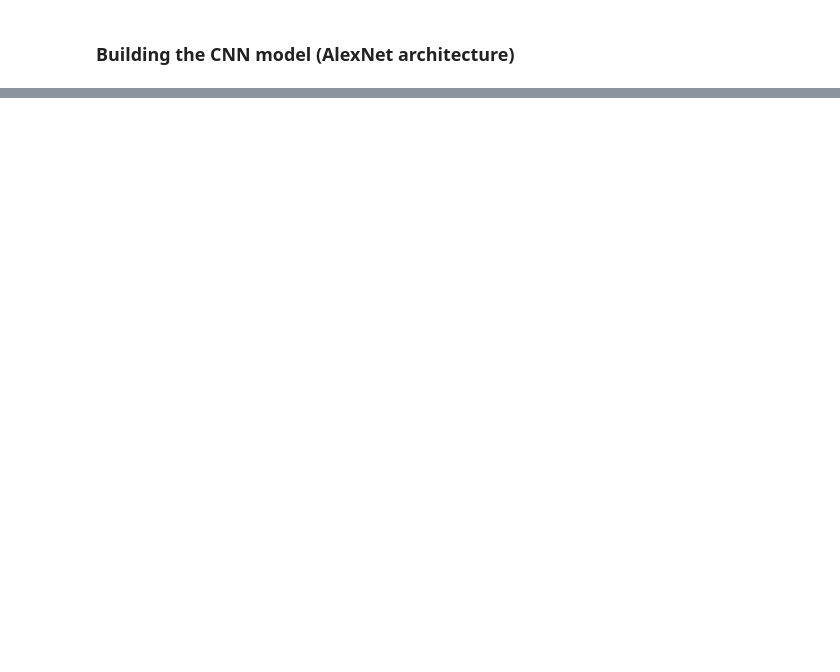
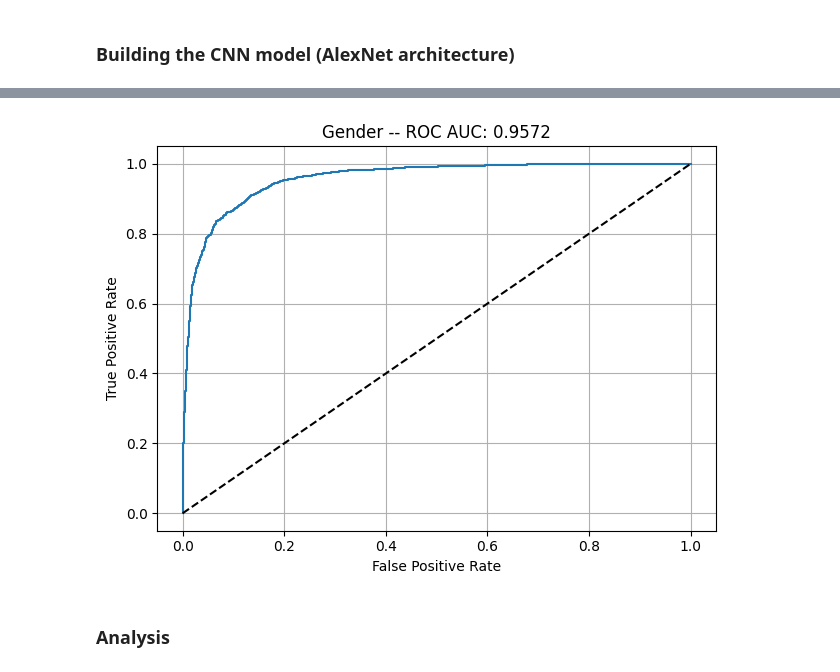
Before and after one commit to miknab/fair-image-classifier, a Jupyter notebook: fc_cnn.ipynb, the cells around one changed output, grey strips where cells are left out. Cells and saved outputs as stored; diff of their text form; code cells hidden in the pictures; blank space fills up the shorter version.

```diff
--- a/fc_cnn.ipynb
+++ b/fc_cnn.ipynb
@@ -175,3 +276,10 @@ plt.show()
 # %%
-y_pred = alex_net.predict(X_test)
+y_prob_train = alex_net.predict(X_train)
+y_pred_train = np.array([np.argmax(i) for i in y_prob_train])
+
+y_prob_val = alex_net.predict(X_val)
+y_pred_val = np.array([np.argmax(i) for i in y_prob_val])
+
+y_prob_test = alex_net.predict(X_test)
+y_pred_test = np.array([np.argmax(i) for i in y_prob_test])
 # %% [output]
@@ -184,0 +317,17 @@ accuracy_score(y_test, y_pred)
+# %%
+fpr, tpr, thr = roc_curve(y_test, y_prob_test[:,1])
+pd.DataFrame({"FPR": fpr, "TPR": tpr}).to_csv(new_model_dir / f"fpr_vs_tpr__{file_suffix}.csv")
+# %%
+fig, ax = plt.subplots()
+ax.plot(fpr,tpr)
+ax.plot([0,1], [0,1], ls="--", c="k")
+ax.grid(True)
+ax.set_xlabel("False Positive Rate")
+ax.set_ylabel("True Positive Rate")
+ax.set_title(f"{target.title()} -- ROC AUC: {np.round(roc_auc_score(y_test, y_prob_test[:,1]),4)}")
+plt.tight_layout()
+plt.savefig(new_model_dir / f"roc_curve__{file_suffix}.png",
+            bbox_inches='tight')
+plt.show()
+# %% [output]
+[figure, added]
@@ -184,0 +337,2 @@ accuracy_score(y_test, y_pred)
+# %% [markdown]
+### Analysis
```
Also changed, not shown: parts of 30 cells of this notebook.
